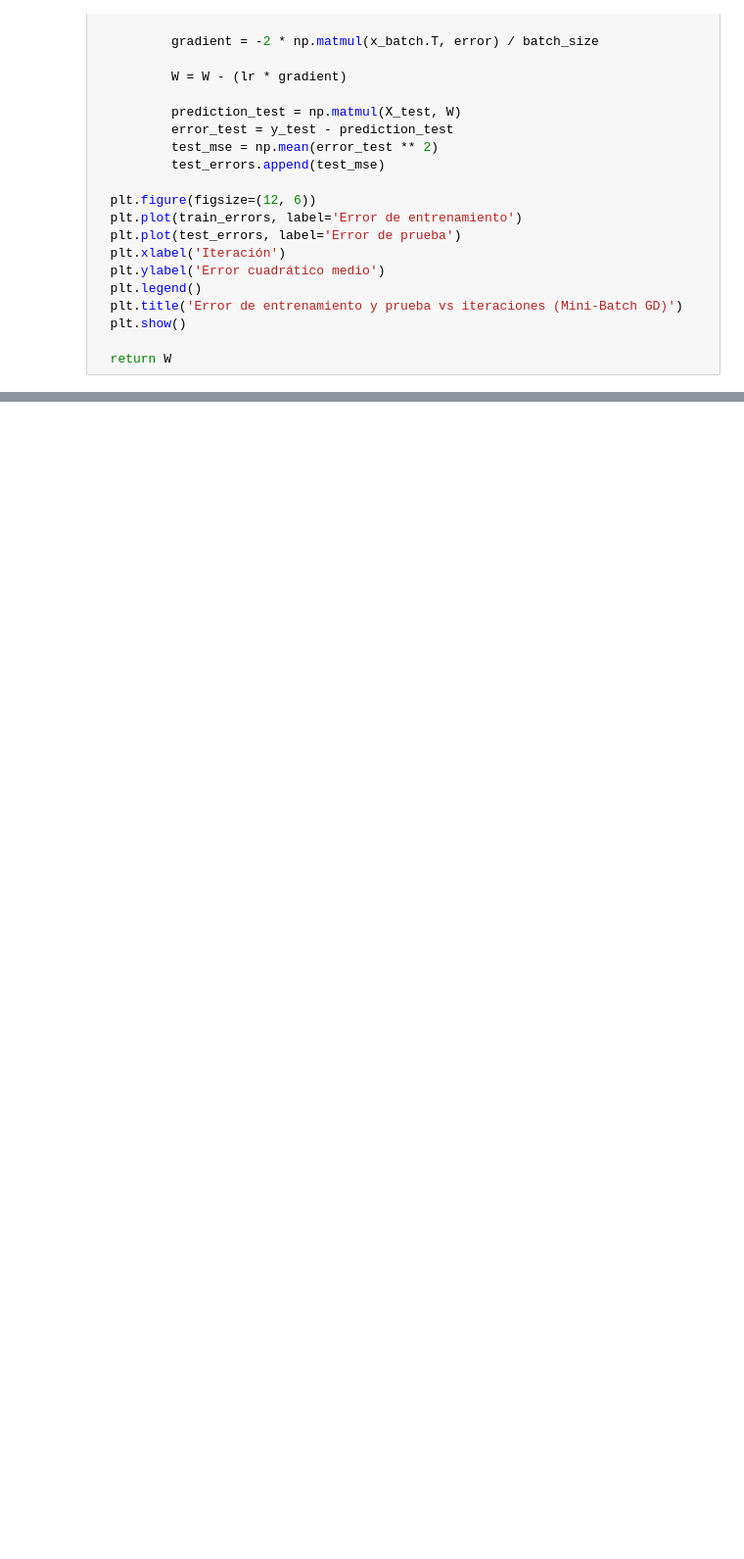
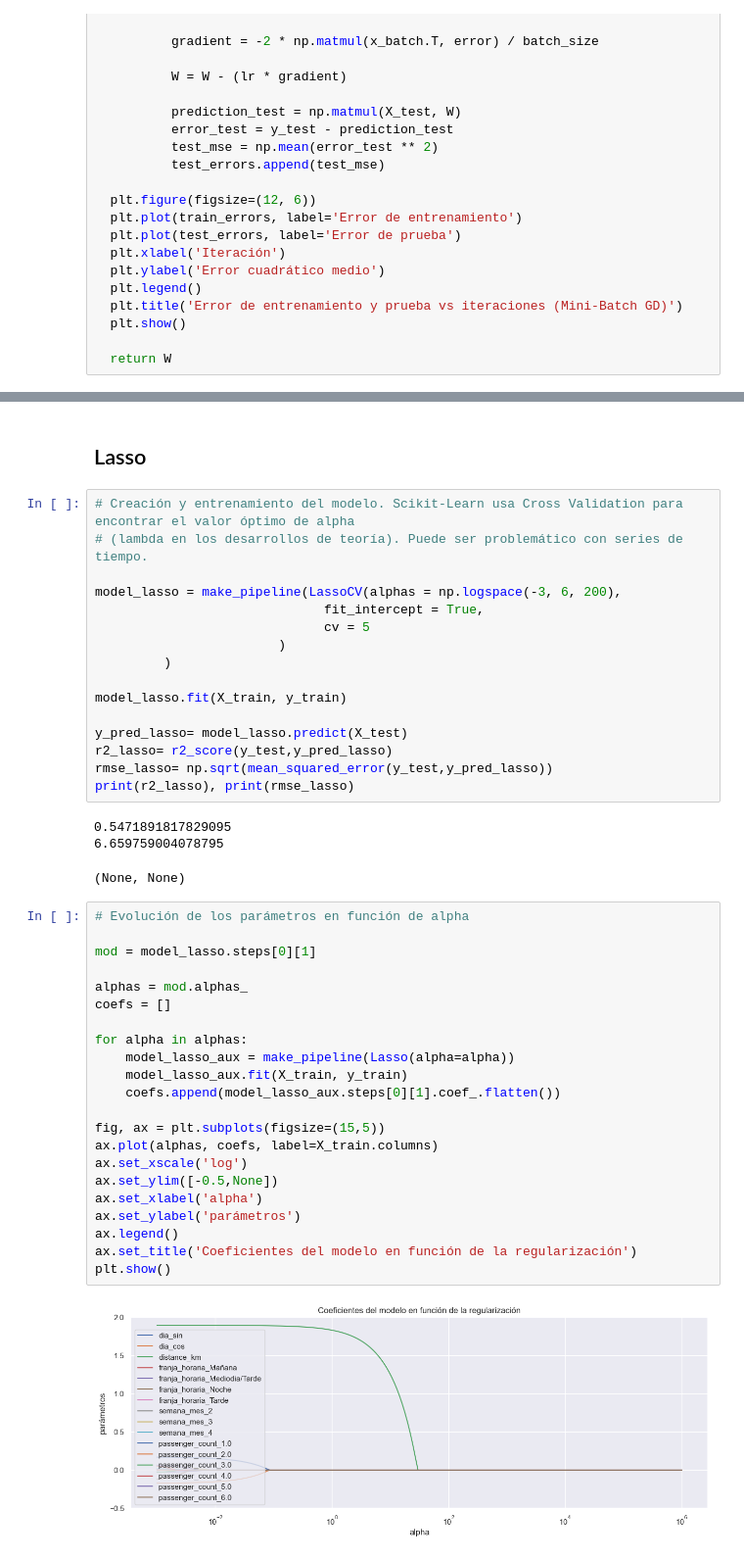
Before and after one commit to GenaCanciani/AA1-TUIA-2025C2-Canciani-Morales-Mancini, a Jupyter notebook: TP-Regresion-AA1-2025C1.ipynb, the cells around one changed output, grey strips where cells are left out. Shown at 98% size. Cells and saved outputs as stored; diff of their text form; blank space fills up the shorter version.

```diff
--- a/TP-Regresion-AA1-2025C1.ipynb
+++ b/TP-Regresion-AA1-2025C1.ipynb
@@ -667,0 +804,46 @@ stochastic_gradient_descent(X_train, y_train, X_test, y_test, lr=1, epochs=2)
+# %% [markdown]
+## Lasso
+# %%
+# Creación y entrenamiento del modelo. Scikit-Learn usa Cross Validation para encontrar el valor óptimo de alpha
+# (lambda en los desarrollos de teoría). Puede ser problemático con series de tiempo.
+
+model_lasso = make_pipeline(LassoCV(alphas = np.logspace(-3, 6, 200),
+                              fit_intercept = True,
+                              cv = 5
+                        )
+         )
+
+model_lasso.fit(X_train, y_train)
+
+y_pred_lasso= model_lasso.predict(X_test)
+r2_lasso= r2_score(y_test,y_pred_lasso)
+rmse_lasso= np.sqrt(mean_squared_error(y_test,y_pred_lasso))
+print(r2_lasso), print(rmse_lasso)
+# %% [output]
+0.5471891817829095
+6.659759004078795
+(None, None)
+# %%
+# Evolución de los parámetros en función de alpha
+
+mod = model_lasso.steps[0][1]
+
+alphas = mod.alphas_
+coefs = []
+
+for alpha in alphas:
+    model_lasso_aux = make_pipeline(Lasso(alpha=alpha))
+    model_lasso_aux.fit(X_train, y_train)
+    coefs.append(model_lasso_aux.steps[0][1].coef_.flatten())
+
+fig, ax = plt.subplots(figsize=(15,5))
+ax.plot(alphas, coefs, label=X_train.columns)
+ax.set_xscale('log')
+ax.set_ylim([-0.5,None])
+ax.set_xlabel('alpha')
+ax.set_ylabel('parámetros')
+ax.legend()
+ax.set_title('Coeficientes del modelo en función de la regularización')
+plt.show()
+# %% [output]
+[figure, added]
```
Also changed, not shown: parts of 22 cells of this notebook.
